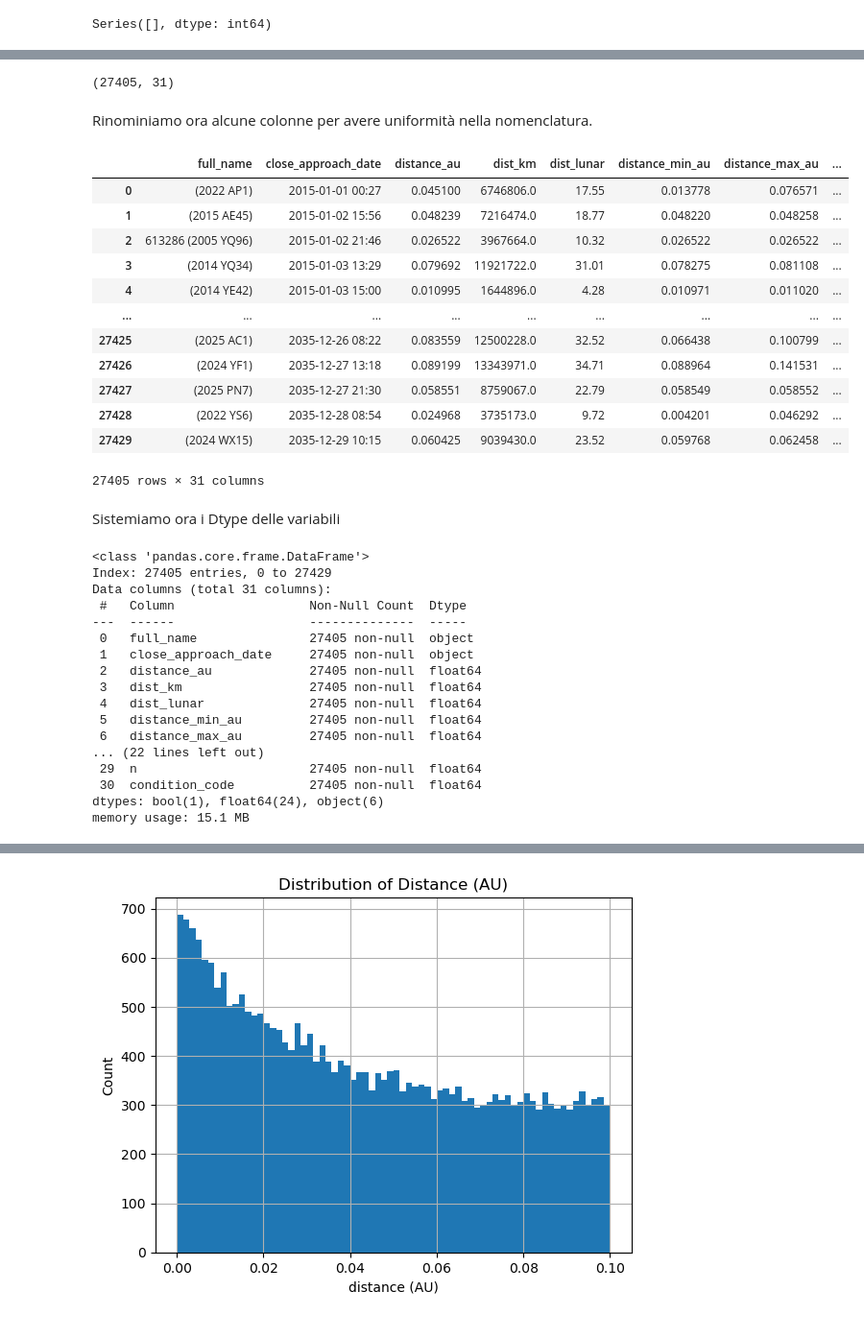
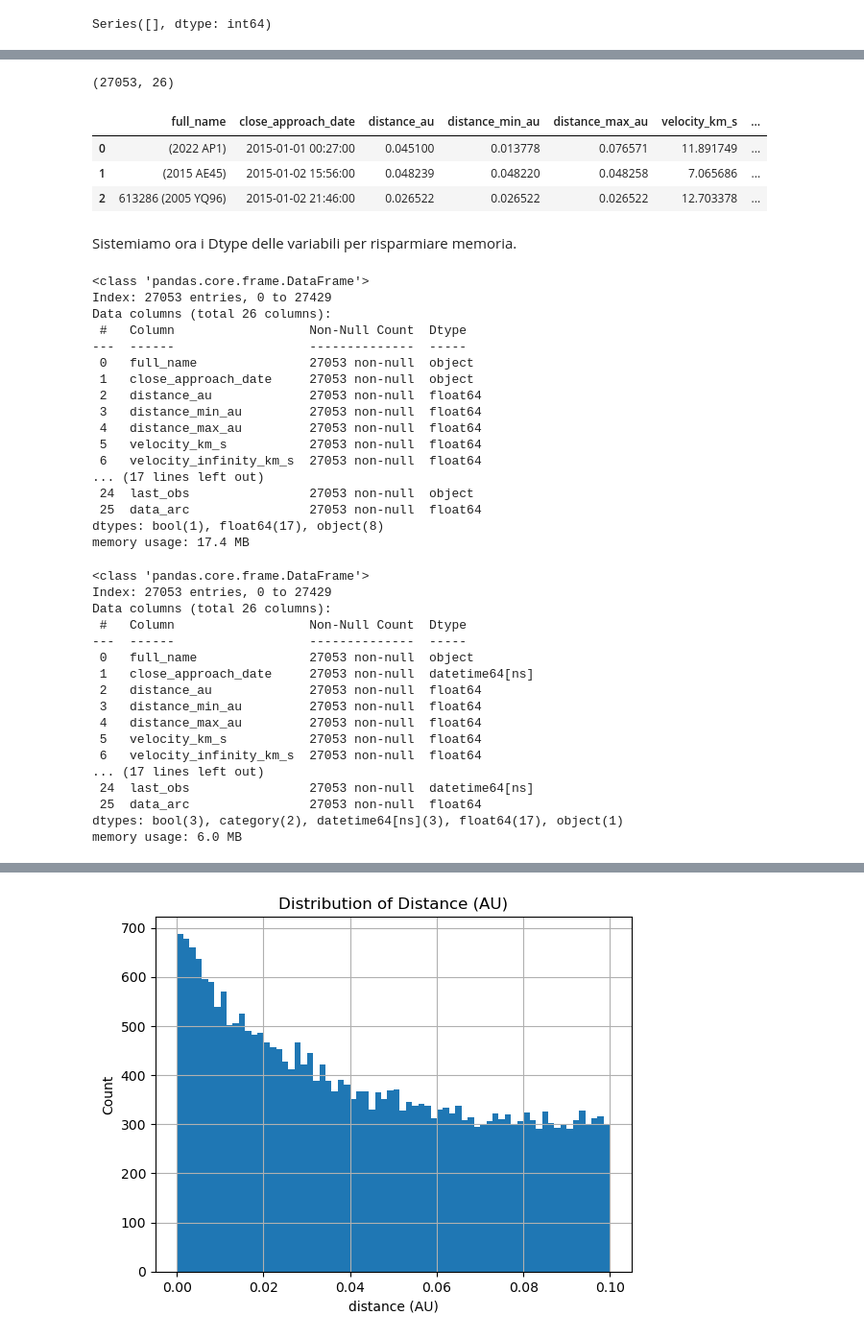
Before and after one commit to k3lly200413-2/Progetto_Nasa_Data_Intensive, a Jupyter notebook: Untitled.ipynb, the cells around one changed output, grey strips where cells are left out. Shown at 96% size. Cells and saved outputs as stored; diff of their text form; code cells hidden in the pictures.

```diff
--- a/Untitled.ipynb
+++ b/Untitled.ipynb
@@ -357,2 +376,2 @@ iniziamo con il provare a rimuoverle. <br>
 # %%
-merged = merged.drop(['name', 'rot_per', 'first_obs', 'last_obs', 'data_arc', 'data_arc_years', 'albedo'], axis=1)
+merged = merged.drop(["name", "rot_per", "albedo"], axis=1)
@@ -430,8 +432,6 @@ Notiamo che ci sono colonne che possono essere ridondanti: "H" e "absolute magni
 # %%
-merged = merged.drop(['H','designation', 'pdes'], axis=1)
+merged = merged.drop(["H","designation", "pdes", "spkid", "dist_km", "dist_lunar", "v_rel_kmh", "diameter_m", "data_arc_years", "per_y", "moid_km", "moid_lunar_distances"], axis=1)
 # %%
 merged.shape
 # %% [output]
-(27405, 31)
+(27053, 26)
-# %% [markdown]
-Rinominiamo ora alcune colonne per avere uniformità nella nomenclatura.
@@ -440,39 +440,30 @@ close_approaches.rename(columns={"dist_km" : "distance_km", "dist_lunar" : "dist
 # %%
-merged
+merged.head(3)
 # %% [output]
-|  | full_name | close_approach_date | distance_au | dist_km | dist_lunar | distance_min_au | distance_max_au | ... |
-| 0 | (2022 AP1) | 2015-01-01 00:27 | 0.045100 | 6746806.0 | 17.55 | 0.013778 | 0.076571 | ... |
-| 1 | (2015 AE45) | 2015-01-02 15:56 | 0.048239 | 7216474.0 | 18.77 | 0.048220 | 0.048258 | ... |
-| 2 | 613286 (2005 YQ96) | 2015-01-02 21:46 | 0.026522 | 3967664.0 | 10.32 | 0.026522 | 0.026522 | ... |
-| 3 | (2014 YQ34) | 2015-01-03 13:29 | 0.079692 | 11921722.0 | 31.01 | 0.078275 | 0.081108 | ... |
-| 4 | (2014 YE42) | 2015-01-03 15:00 | 0.010995 | 1644896.0 | 4.28 | 0.010971 | 0.011020 | ... |
-| ... | ... | ... | ... | ... | ... | ... | ... | ... |
-| 27425 | (2025 AC1) | 2035-12-26 08:22 | 0.083559 | 12500228.0 | 32.52 | 0.066438 | 0.100799 | ... |
-| 27426 | (2024 YF1) | 2035-12-27 13:18 | 0.089199 | 13343971.0 | 34.71 | 0.088964 | 0.141531 | ... |
-| 27427 | (2025 PN7) | 2035-12-27 21:30 | 0.058551 | 8759067.0 | 22.79 | 0.058549 | 0.058552 | ... |
-| 27428 | (2022 YS6) | 2035-12-28 08:54 | 0.024968 | 3735173.0 | 9.72 | 0.004201 | 0.046292 | ... |
-| 27429 | (2024 WX15) | 2035-12-29 10:15 | 0.060425 | 9039430.0 | 23.52 | 0.059768 | 0.062458 | ... |
+|  | full_name | close_approach_date | distance_au | distance_min_au | distance_max_au | velocity_km_s | ... |
+| 0 | (2022 AP1) | 2015-01-01 00:27:00 | 0.045100 | 0.013778 | 0.076571 | 11.891749 | ... |
+| 1 | (2015 AE45) | 2015-01-02 15:56:00 | 0.048239 | 0.048220 | 0.048258 | 7.065686 | ... |
+| 2 | 613286 (2005 YQ96) | 2015-01-02 21:46:00 | 0.026522 | 0.026522 | 0.026522 | 12.703378 | ... |
-27405 rows × 31 columns
 # %% [markdown]
-Sistemiamo ora i Dtype delle variabili
+Sistemiamo ora i Dtype delle variabili per risparmiare memoria.
 # %%
 merged.info(memory_usage="deep")
 # %% [output]
 <class 'pandas.core.frame.DataFrame'>
-Index: 27405 entries, 0 to 27429
-Data columns (total 31 columns):
+Index: 27053 entries, 0 to 27429
+Data columns (total 26 columns):
  #   Column                  Non-Null Count  Dtype
 ---  ------                  --------------  -----
- 0   full_name               27405 non-null  object
- 1   close_approach_date     27405 non-null  object
- 2   distance_au             27405 non-null  float64
- 3   dist_km                 27405 non-null  float64
- 4   dist_lunar              27405 non-null  float64
- 5   distance_min_au         27405 non-null  float64
- 6   distance_max_au         27405 non-null  float64
-... (22 lines left out)
- 29  n                       27405 non-null  float64
- 30  condition_code          27405 non-null  float64
-dtypes: bool(1), float64(24), object(6)
-memory usage: 15.1 MB
+ 0   full_name               27053 non-null  object
+ 1   close_approach_date     27053 non-null  object
+ 2   distance_au             27053 non-null  float64
+ 3   distance_min_au         27053 non-null  float64
+ 4   distance_max_au         27053 non-null  float64
+ 5   velocity_km_s           27053 non-null  float64
+ 6   velocity_infinity_km_s  27053 non-null  float64
+... (17 lines left out)
+ 24  last_obs                27053 non-null  object
+ 25  data_arc                27053 non-null  float64
+dtypes: bool(1), float64(17), object(8)
+memory usage: 17.4 MB
 # %%
@@ -501,0 +482,20 @@ assert (merged['condition_code'].dropna().between(0, 9)).all(), "condition_code
+# %%
+merged.info(memory_usage="deep")
+# %% [output]
+<class 'pandas.core.frame.DataFrame'>
+Index: 27053 entries, 0 to 27429
+Data columns (total 26 columns):
+ #   Column                  Non-Null Count  Dtype
+---  ------                  --------------  -----
+ 0   full_name               27053 non-null  object
+ 1   close_approach_date     27053 non-null  datetime64[ns]
+ 2   distance_au             27053 non-null  float64
+ 3   distance_min_au         27053 non-null  float64
+ 4   distance_max_au         27053 non-null  float64
+ 5   velocity_km_s           27053 non-null  float64
+ 6   velocity_infinity_km_s  27053 non-null  float64
+... (17 lines left out)
+ 24  last_obs                27053 non-null  datetime64[ns]
+ 25  data_arc                27053 non-null  float64
+dtypes: bool(3), category(2), datetime64[ns](3), float64(17), object(1)
+memory usage: 6.0 MB
```
Also changed, not shown: parts of 38 cells of this notebook.
